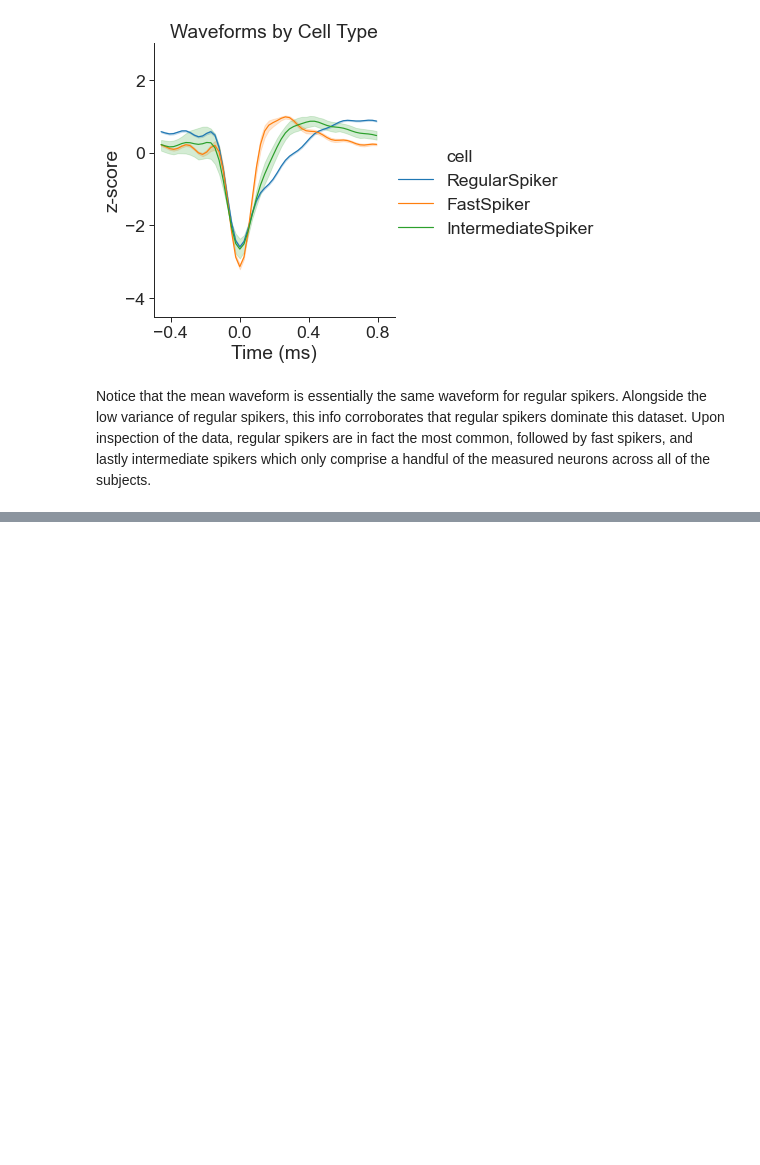
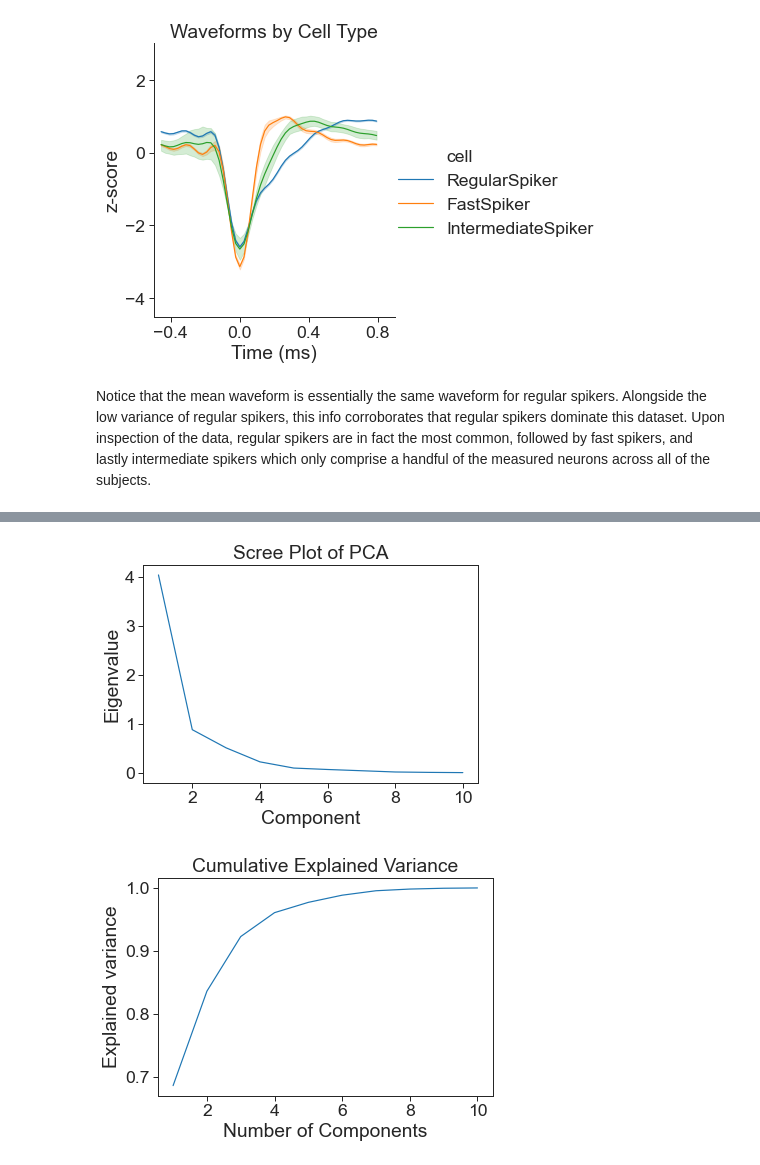
Before and after one commit to zstoebs/neural_dim_reduction, a Jupyter notebook: waveform_to_cell_type.ipynb, the cells around one changed output, grey strips where cells are left out. Drawn from its saved outputs; the diff is of its cells as text; code cells hidden in the pictures; blank space fills up the shorter version.

```diff
--- a/waveform_to_cell_type.ipynb
+++ b/waveform_to_cell_type.ipynb
@@ -272,0 +296,32 @@ Forward selecting K, the model can achieve 100% accuracy (confirmed for seeds: 1
+# %%
+### visualizing PCA to choose the best number of components
+
+pca = PCA(n_components=10)
+pca.fit(X)
+
+# pca.explained_variance_ corresponds to the associated eigenvalues of each component
+
+# modified functions from: https://jmausolf.github.io/code/pca_in_python/
+def scree_plot(exp_var):
+
+    plt.plot(range(1,len(exp_var)+1),exp_var)
+    plt.xlabel('Component')
+    plt.ylabel('Eigenvalue')
+    plt.title('Scree Plot of PCA')
+    plt.gcf().savefig("imgs/scree_plot.png")
+    plt.show()
+
+def var_explained(exp_var_ratio):
+
+    plt.plot(range(1,len(exp_var_ratio)+1),np.cumsum(exp_var_ratio))
+    plt.xlabel('Number of Components')
+    plt.ylabel('Explained variance')
+    plt.title('Cumulative Explained Variance')
+    plt.gcf().savefig("imgs/cumulative_exp_var.png")
+    plt.show()
+
+scree_plot(pca.explained_variance_)
+var_explained(pca.explained_variance_ratio_)
+# %% [output]
+[figure, added]
+[figure, added]
```
Also changed, not shown: parts of 13 cells of this notebook, 6 other files.
